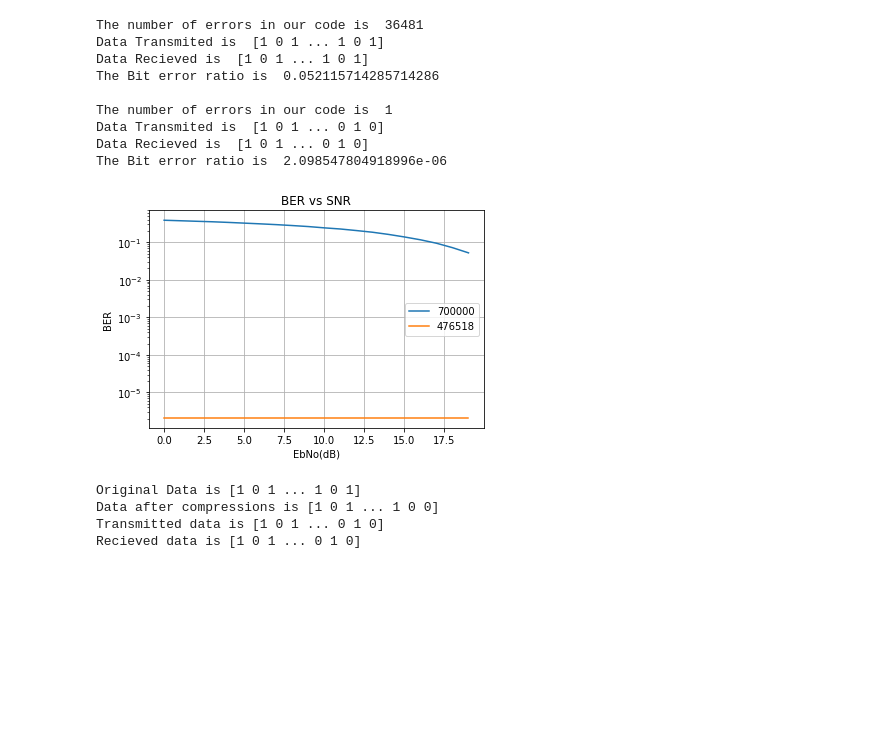
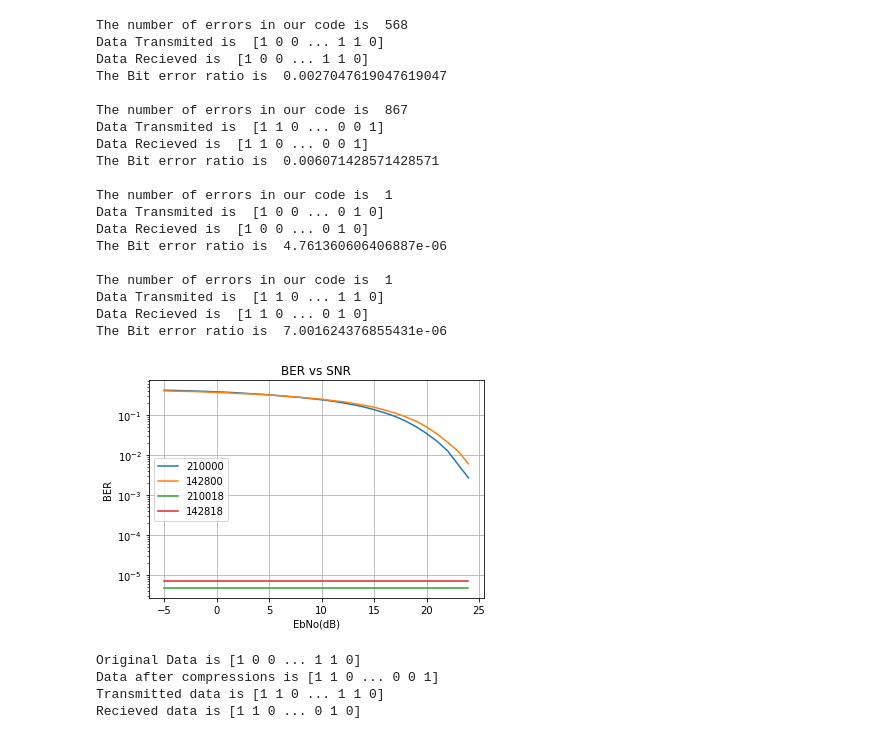
Before and after one commit to hhalsaif/IoTCompressionResearch, a Jupyter notebook: Python/JointCode.ipynb, the cells around one changed output. Saved outputs shown, nothing was run; the diff lists cells and outputs as text; code cells hidden in the pictures; blank space fills up the shorter version.

```diff
--- a/Python/JointCode.ipynb
+++ b/Python/JointCode.ipynb
@@ -7,14 +7,17 @@ import string
 from FuncAndClass import *
 # %%
 # huffman code
-sizeOfData = 100000 #np.random.randint(10000,50000)
+sizeOfData = 30000 #np.random.randint(10000,50000)
 symbols = list(string.ascii_uppercase)
 arr = np.random.choice(symbols, sizeOfData) # The code
+
 string = ""
 for i in arr:
     string += i
-#print("Our code is ", string)
 print("")
+f = open("string.txt", 'w')
+f.write('string = ' + string)
+f.close()
 
 freq = {}
 # Calculating frequency
@@ -68,12 +71,12 @@ for char in string:
 # %%
 # Comparing our compressed code to the normal ASCII code values
 origData = ''.join(format(ord(i), 'b') for i in string)
-origData = np.array(list(origData), dtype=int)
+originalData = np.array(list(origData), dtype=int)
 compressedData = np.array(list(compdata),dtype=int)
 
 print("")
-print ("Normally our code would be of size ", origData.size)
+print ("Normally our code would be of size ", originalData.size)
 print ("After compression our code would be of size", compressedData.size)
-print ("Compression ratio is", origData.size/compressedData.size)
+print ("Compression ratio is", originalData.size/compressedData.size)
 print("")
 # %% [output]
@@ -116,0 +96,4 @@ Data transferred is  [1 0 1 ... 0 1 0]
+# %%
+# hamming code
+JSCData = hammingCoding(compdata)
+correctedData = hammingCoding(origData)
@@ -117,37 +108,49 @@ Data transferred is  [1 0 1 ... 0 1 0]
 # %%
-EbNo = np.arange(0,20)
+EbNo = np.arange(-5,25)
 plt.xlabel('EbNo(dB)')
 plt.ylabel('BER')
 plt.title('BER vs SNR')
 plt.yscale('log')
 plt.grid(True)
-monteTransmit(EbNo, origData)
-recieveArr = monteTransmit(EbNo, arr)
+monteTransmit(EbNo, originalData)
+monteTransmit(EbNo, compressedData)
+monteTransmit(EbNo, correctedData)
+recieveArr = monteTransmit(EbNo, JSCData)
 plt.legend()
 plt.savefig('BERSNR_Comparision.png')
 plt.show()
 plt.close()
 # %% [output]
-The number of errors in our code is  36481
-Data Transmited is  [1 0 1 ... 1 0 1]
-Data Recieved is  [1 0 1 ... 1 0 1]
-The Bit error ratio is  0.052115714285714286
+The number of errors in our code is  568
+Data Transmited is  [1 0 0 ... 1 1 0]
+Data Recieved is  [1 0 0 ... 1 1 0]
+The Bit error ratio is  0.0027047619047619047
+
+The number of errors in our code is  867
+Data Transmited is  [1 1 0 ... 0 0 1]
+Data Recieved is  [1 1 0 ... 0 0 1]
+The Bit error ratio is  0.006071428571428571
 
 The number of errors in our code is  1
-Data Transmited is  [1 0 1 ... 0 1 0]
-Data Recieved is  [1 0 1 ... 0 1 0]
-The Bit error ratio is  2.098547804918996e-06
+Data Transmited is  [1 0 0 ... 0 1 0]
+Data Recieved is  [1 0 0 ... 0 1 0]
+The Bit error ratio is  4.761360606406887e-06
+
+The number of errors in our code is  1
+Data Transmited is  [1 1 0 ... 1 1 0]
+Data Recieved is  [1 1 0 ... 0 1 0]
+The Bit error ratio is  7.001624376855431e-06
-[figure, old version]
+[figure, new version]
 # %%
 # printing out everything and finiding the error
 
-print("Original Data is", origData)
+print("Original Data is", originalData)
 print("Data after compressions is", compressedData)
-print("Transmitted data is", arr)
+print("Transmitted data is", JSCData)
 print("Recieved data is", recieveArr)
 print("")
 # %% [output]
-Original Data is [1 0 1 ... 1 0 1]
-Data after compressions is [1 0 1 ... 1 0 0]
-Transmitted data is [1 0 1 ... 0 1 0]
-Recieved data is [1 0 1 ... 0 1 0]
+Original Data is [1 0 0 ... 1 1 0]
+Data after compressions is [1 1 0 ... 0 0 1]
+Transmitted data is [1 1 0 ... 1 1 0]
+Recieved data is [1 1 0 ... 0 1 0]
```
Also changed, not shown: parts of 5 cells of this notebook, 8 other files.
